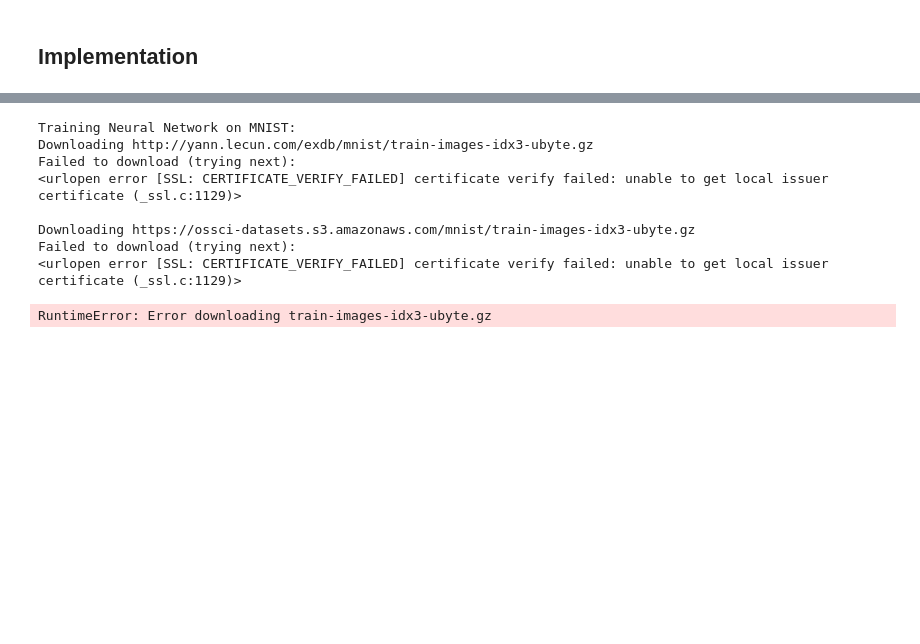
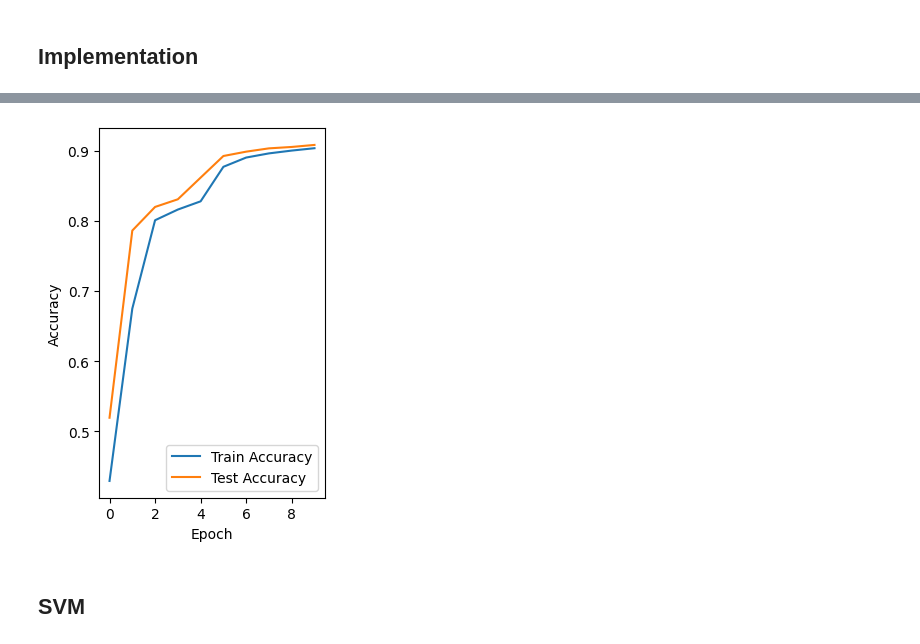
Before and after one commit to obahii/deep_learning_tutorial, a Jupyter notebook: tp2.ipynb, the cells around one changed output, grey strips where cells are left out. Drawn from its saved outputs; the diff is of its cells as text; code cells hidden in the pictures; blank space fills up the shorter version.

```diff
--- a/tp2.ipynb
+++ b/tp2.ipynb
@@ -126,3 +218,15 @@ def train_neural_network(
+# %%
+plt.subplot(1, 2, 2)
+plt.plot(train_accs, label='Train Accuracy')
+plt.plot(test_accs, label='Test Accuracy')
+plt.xlabel('Epoch')
+plt.ylabel('Accuracy')
+plt.legend()
+plt.show()
+# %% [output]
+[figure, added]
+# %% [markdown]
+<h2>SVM</h2>
 # %%
 def train_svm_on_circles():
     np.random.seed(42)
@@ -179,26 +283,3 @@ def train_svm_on_circles():
     print(f"SVM Accuracy: {accuracy:.4f}")
 
     return svm
-# %%
-def main():
-    """
-    Main function to run all implementations
-    """
-    print("Training Neural Network on MNIST:")
-    mnist_model = train_mnist_neural_network()
-
-    print("\nTraining SVM on Circles Dataset:")
-    svm_model = train_svm_on_circles()
-
-if __name__ == "__main__":
-    main()
-# %% [output]
-Training Neural Network on MNIST:
-Downloading http://yann.lecun.com/exdb/mnist/train-images-idx3-ubyte.gz
-Failed to download (trying next):
-<urlopen error [SSL: CERTIFICATE_VERIFY_FAILED] certificate verify failed: unable to get local issuer certificate (_ssl.c:1129)>
-
-Downloading https://ossci-datasets.s3.amazonaws.com/mnist/train-images-idx3-ubyte.gz
-Failed to download (trying next):
-<urlopen error [SSL: CERTIFICATE_VERIFY_FAILED] certificate verify failed: unable to get local issuer certificate (_ssl.c:1129)>
-RuntimeError: Error downloading train-images-idx3-ubyte.gz
```
Also changed, not shown: parts of 18 cells of this notebook, 4 other files.
